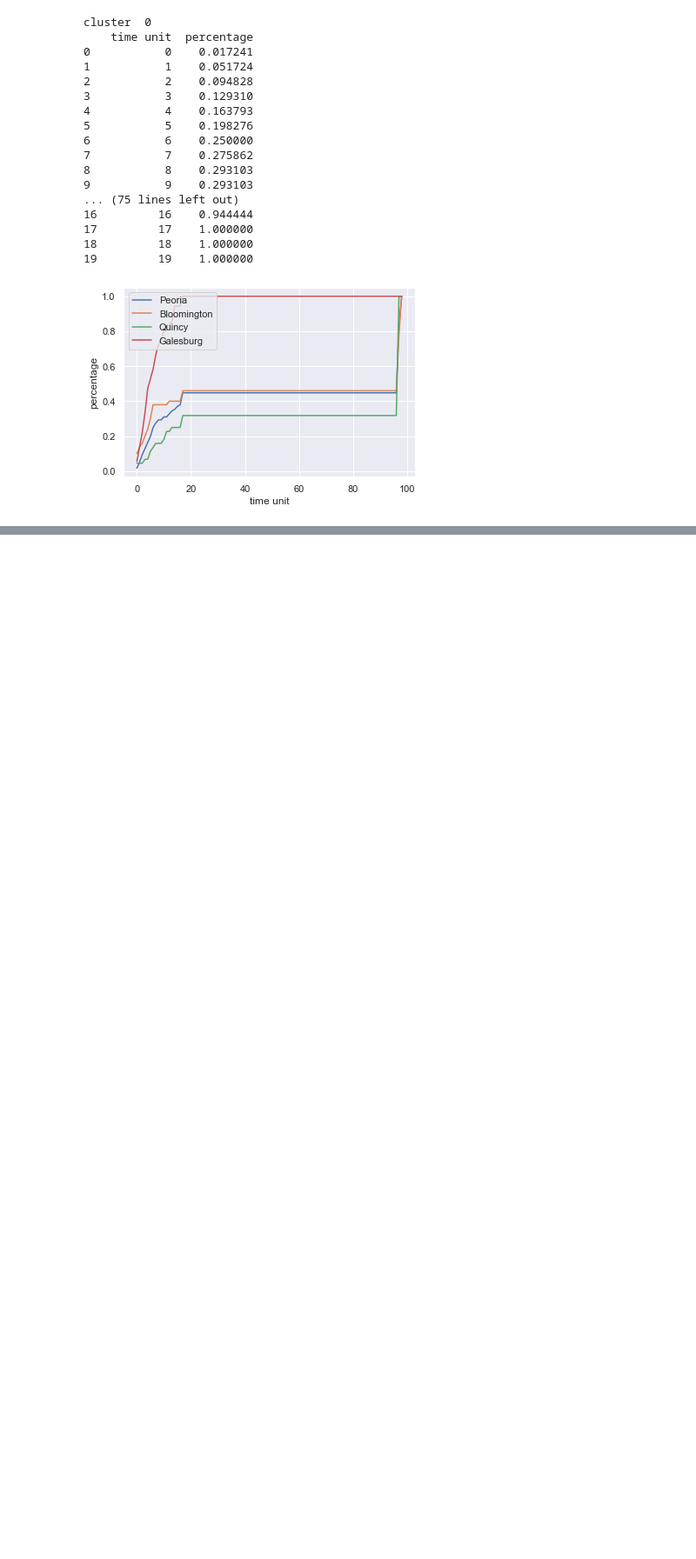
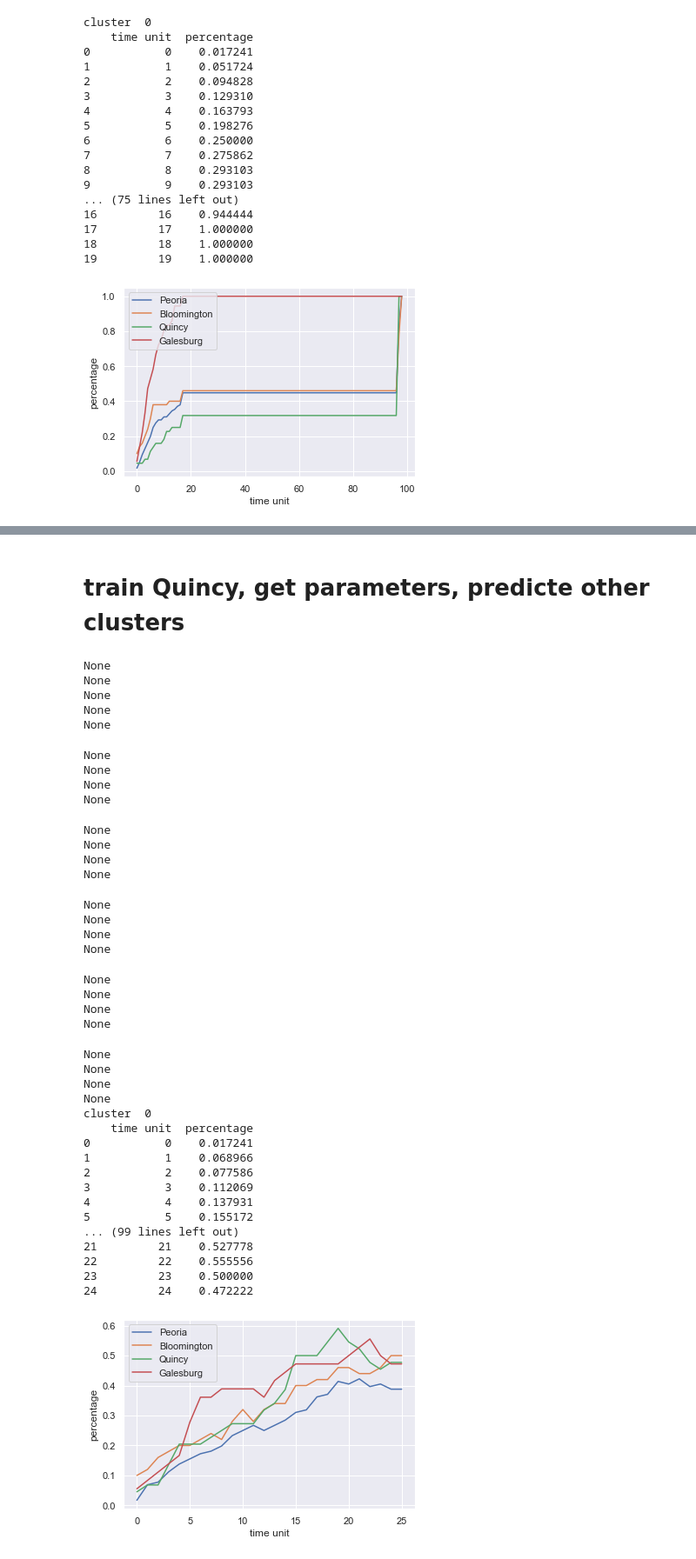
Before and after one commit to HX-Tfd/CSIS, a Jupyter notebook: process.ipynb, the cells around one changed output, grey strips where cells are left out. Shown: that part at 87% size. Saved outputs shown, nothing was run; the diff lists cells and outputs as text; code cells hidden in the pictures; blank space fills up the shorter version.

```diff
--- a/process.ipynb
+++ b/process.ipynb
@@ -699,0 +703,48 @@ def getXY(step, edge_props, cluster_index, previous_opinions):
+# %% [markdown]
+# **train Quincy, get parameters, predicte other clusters**
+# %%
+run_simulation(2, parameters_to_fit)
+get_change_simulated(0, parameters_to_fit[0], parameters_to_fit[1], parameters_to_fit[2], parameters_to_fit[3])
+get_change_simulated(1, parameters_to_fit[0], parameters_to_fit[1], parameters_to_fit[2], parameters_to_fit[3])
+get_change_simulated(2, parameters_to_fit[0], parameters_to_fit[1], parameters_to_fit[2], parameters_to_fit[3])
+get_change_simulated(3, parameters_to_fit[0], parameters_to_fit[1], parameters_to_fit[2], parameters_to_fit[3])
+# %% [output]
+None
+None
+None
+None
+None
+None
+None
+None
+None
+None
+None
+None
+None
+None
+None
+None
+None
+None
+None
+None
+None
+None
+None
+None
+None
+cluster  0
+    time unit  percentage
+0           0    0.017241
+1           1    0.068966
+2           2    0.077586
+3           3    0.112069
+4           4    0.137931
+5           5    0.155172
+... (99 lines left out)
+21         21    0.527778
+22         22    0.555556
+23         23    0.500000
+24         24    0.472222
+[figure, added]
```
Also changed, not shown: parts of 34 cells of this notebook.
